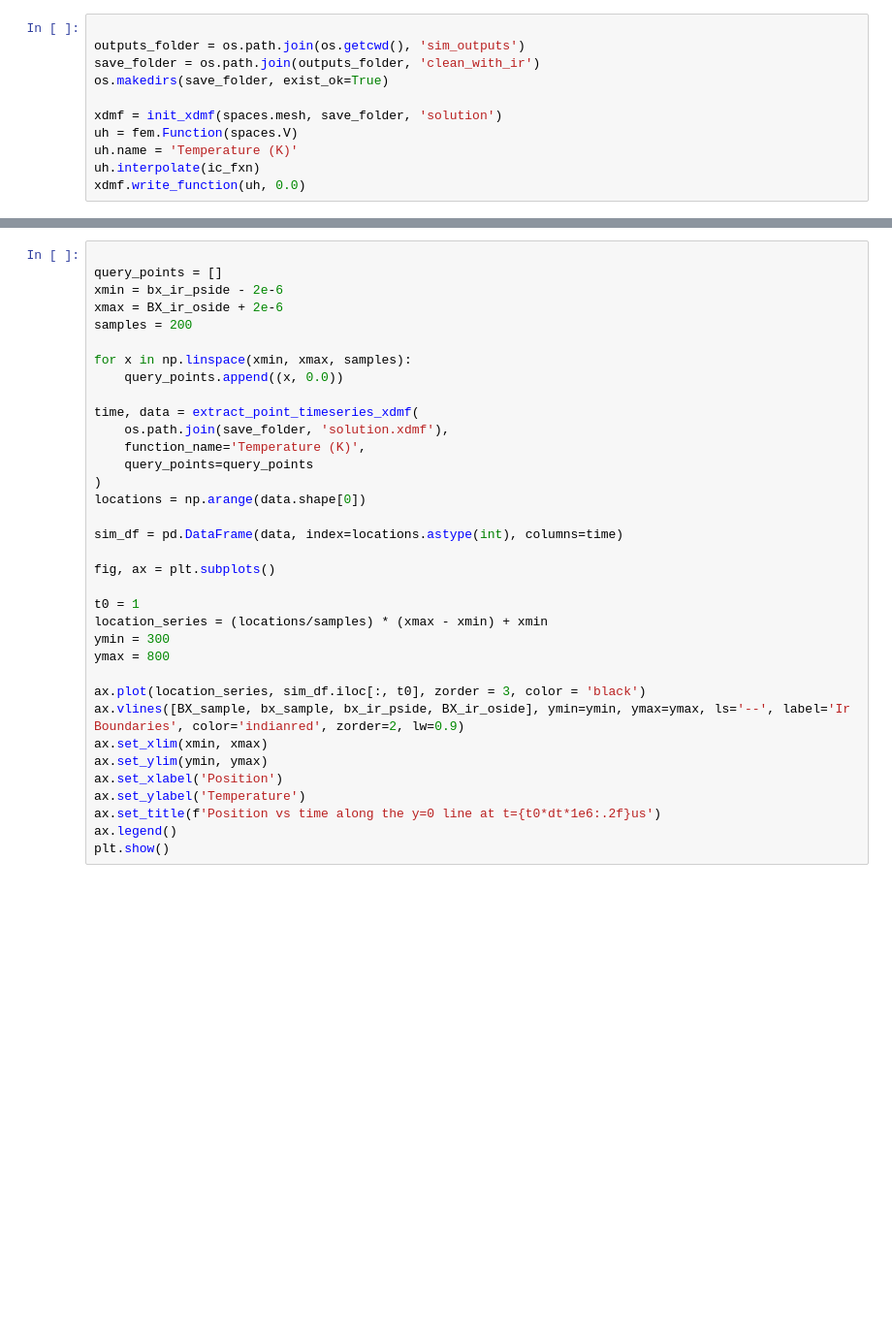
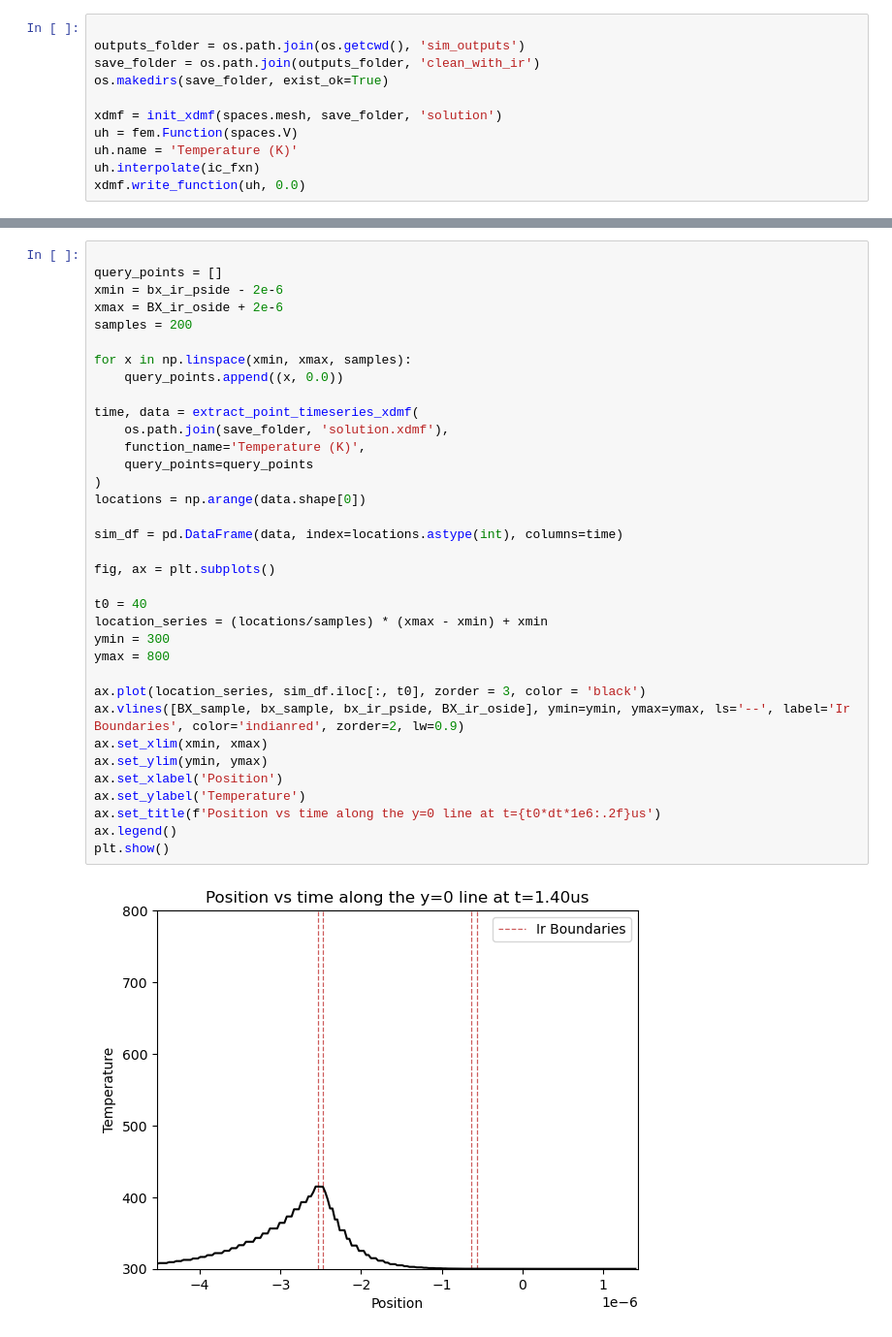
Before and after one commit to cebarker1000/heatflow, a Jupyter notebook: clean_with_ir.ipynb, the cells around one changed output, grey strips where cells are left out. Shown at 97% size. Saved outputs shown, nothing was run; the diff lists cells and outputs as text; blank space fills up the shorter version.

```diff
--- a/clean_with_ir.ipynb
+++ b/clean_with_ir.ipynb
@@ -367,31 +340,33 @@ xmin = bx_ir_pside - 2e-6
 xmax = BX_ir_oside + 2e-6
 samples = 200
 
 for x in np.linspace(xmin, xmax, samples):
     query_points.append((x, 0.0))
 
 time, data = extract_point_timeseries_xdmf(
     os.path.join(save_folder, 'solution.xdmf'),
     function_name='Temperature (K)',
     query_points=query_points
 )
 locations = np.arange(data.shape[0])
 
 sim_df = pd.DataFrame(data, index=locations.astype(int), columns=time)
 
 fig, ax = plt.subplots()
 
-t0 = 1
+t0 = 40
 location_series = (locations/samples) * (xmax - xmin) + xmin
 ymin = 300
 ymax = 800
 
 ax.plot(location_series, sim_df.iloc[:, t0], zorder = 3, color = 'black')
 ax.vlines([BX_sample, bx_sample, bx_ir_pside, BX_ir_oside], ymin=ymin, ymax=ymax, ls='--', label='Ir Boundaries', color='indianred', zorder=2, lw=0.9)
 ax.set_xlim(xmin, xmax)
 ax.set_ylim(ymin, ymax)
 ax.set_xlabel('Position')
 ax.set_ylabel('Temperature')
 ax.set_title(f'Position vs time along the y=0 line at t={t0*dt*1e6:.2f}us')
 ax.legend()
 plt.show()
+# %% [output]
+[figure, added]
```
Also changed, not shown: parts of 11 cells of this notebook, 2 other files.
